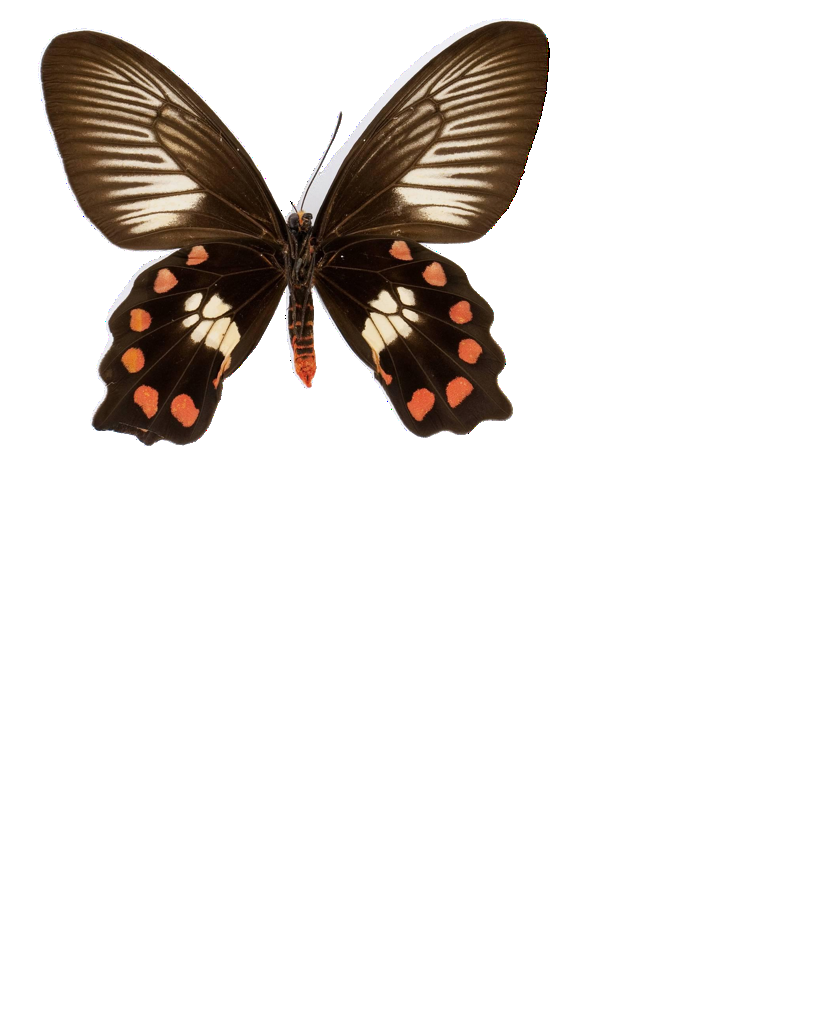
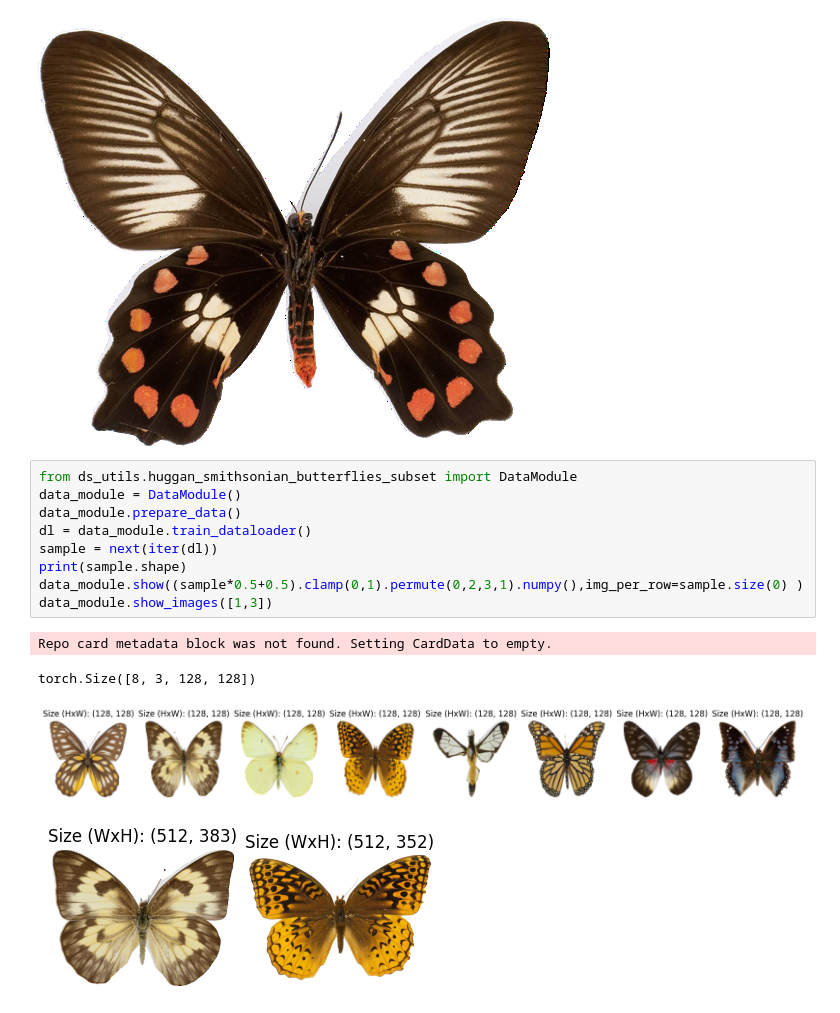
Before and after one commit to hieubnt235/ds-utils, a Jupyter notebook: src/ds_utils/huggan_smithsonian_butterflies_subset/example.ipynb, the cells around one changed output. Cells and saved outputs as stored; diff of their text form; blank space fills up the shorter version.

Commit message:
add show methods for DataModule

```diff
--- a/src/ds_utils/huggan_smithsonian_butterflies_subset/example.ipynb
+++ b/src/ds_utils/huggan_smithsonian_butterflies_subset/example.ipynb
@@ -30,3 +30,17 @@ dataset.show(dataset[7:10]["raw_images"])
 dataset[23]["raw_images"]
 # %% [output]
 [figure]
+# %%
+from ds_utils.huggan_smithsonian_butterflies_subset import DataModule
+data_module = DataModule()
+data_module.prepare_data()
+dl = data_module.train_dataloader()
+sample = next(iter(dl))
+print(sample.shape)
+data_module.show((sample*0.5+0.5).clamp(0,1).permute(0,2,3,1).numpy(),img_per_row=sample.size(0) )
+data_module.show_images([1,3])
+# %% [output]
+Repo card metadata block was not found. Setting CardData to empty.
+torch.Size([8, 3, 128, 128])
+[figure, added]
+[figure, added]
```
Also changed, not shown: 2 other files.
